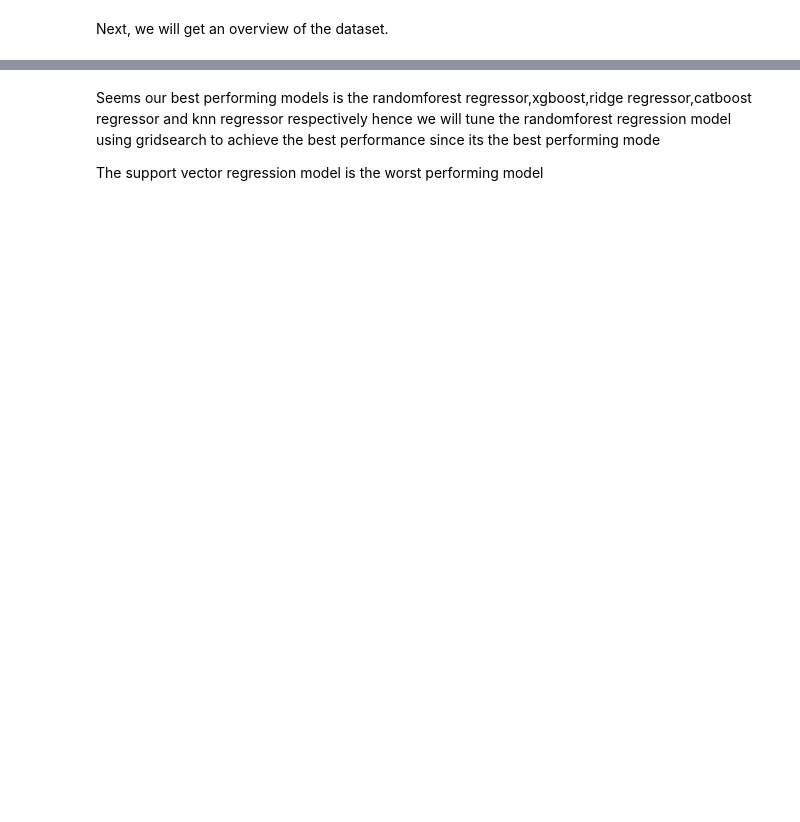
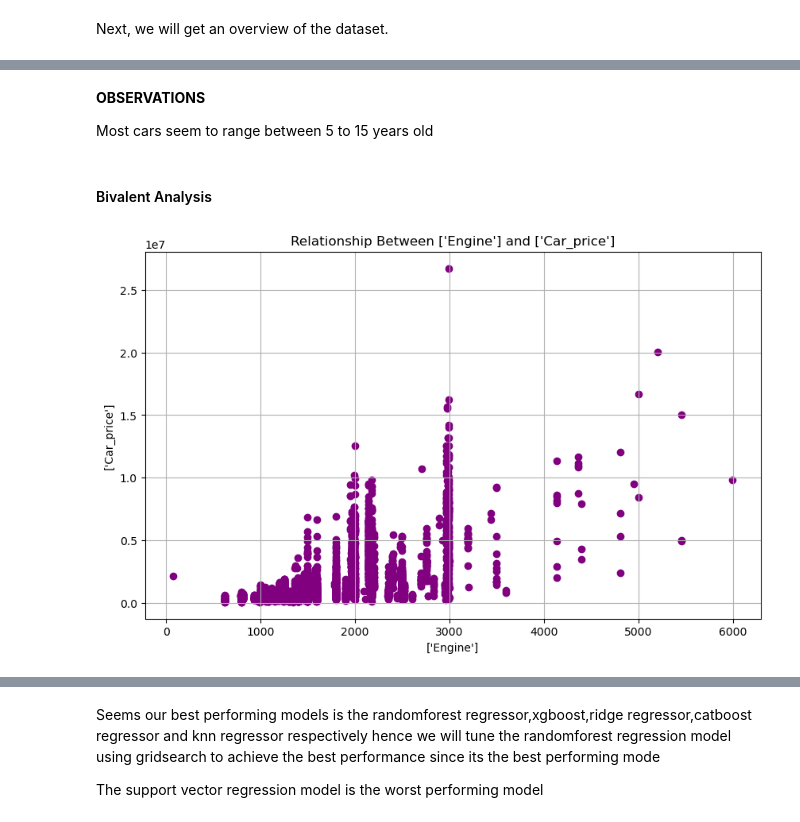
Before and after one commit to jakkkc/car_price, a Jupyter notebook: index.ipynb, the cells around one changed output, grey strips where cells are left out. Cells and saved outputs as stored; diff of their text form; code cells hidden in the pictures; blank space fills up the shorter version.

```diff
--- a/index.ipynb
+++ b/index.ipynb
@@ -438,19 +173,0 @@ plt.show()
-# %%
-transmission_counts = cleaned_df['Transmission'].value_counts()
-
-# Plot histogram with different colors
-plt.figure(figsize=(10, 6))
-
-# Get a colormap with distinct colors
-colors = plt.get_cmap('tab10').colors
-
-# Plot each transmission type in a different color
-for i, (transmission_type, count) in enumerate(transmission_counts.items()):
-    plt.bar(transmission_type, count, color=colors[i % len(colors)], label=transmission_type)
-
-plt.title('Vehicle Listings by Transmission Type')
-plt.xlabel('Transmission Type')
-plt.ylabel('Number of Listings')
-plt.xticks(rotation=45)  # Rotate labels if needed
-plt.legend(title='Transmission Type')
-plt.show()
@@ -619,0 +421,10 @@ cleaned_df.head()
+# %% [markdown]
+**OBSERVATIONS**
+
+Most cars seem to range between 5 to 15 years old
+# %% [markdown]
+#### Bivalent Analysis
+# %%
+eda.bivarent_analysis(x_column=['Engine'], y_column=['Car_price'], color='purple')
+# %% [output]
+[figure, added]
```
Also changed, not shown: parts of 86 cells of this notebook, 1 other file.
